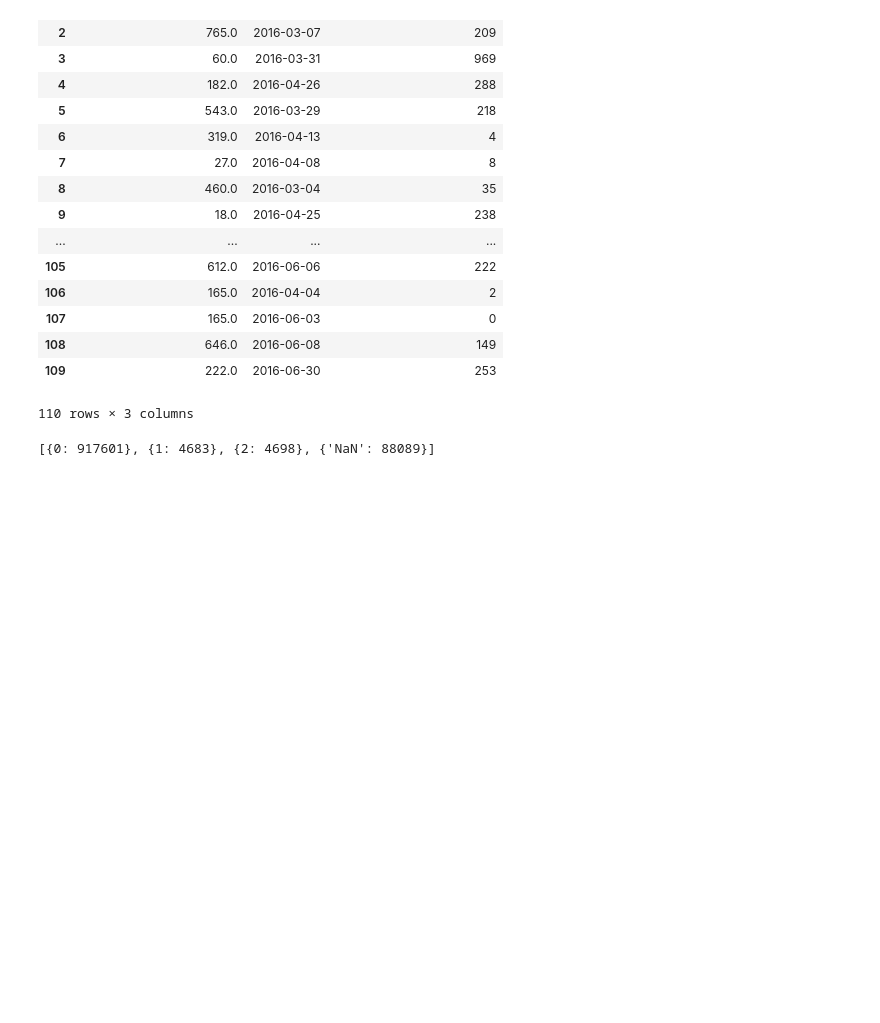
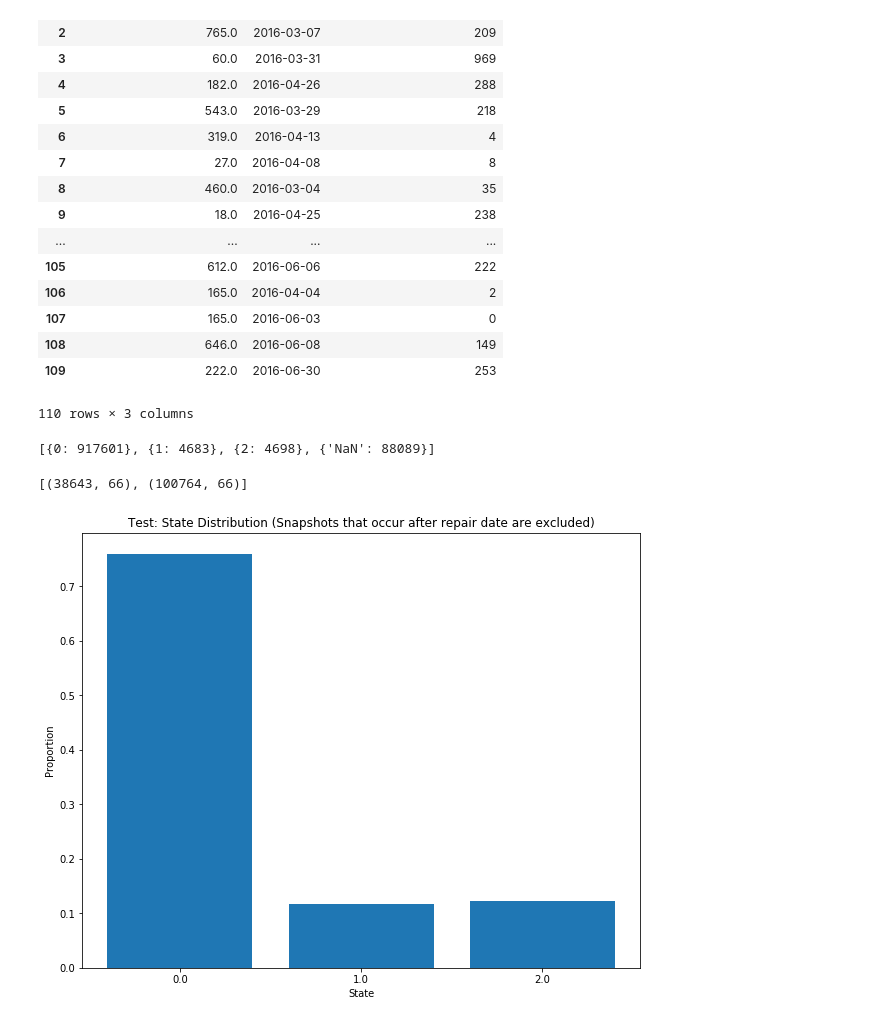
Before and after one commit to christydennison/paccar, a Jupyter notebook: TestTrainSplit_and_LabelSnapshots.ipynb, the cells around one changed output. Cells and saved outputs as stored; diff of their text form; code cells hidden in the pictures; blank space fills up the shorter version.

```diff
--- a/TestTrainSplit_and_LabelSnapshots.ipynb
+++ b/TestTrainSplit_and_LabelSnapshots.ipynb
@@ -244,3 +279,30 @@ frequency.append({'NaN':selected_snapshots['state'].isnull().sum()})
 frequency
 # %% [output]
 [{0: 917601}, {1: 4683}, {2: 4698}, {'NaN': 88089}]
+# %%
+# Split snapshots into test_snapshots and train_snapshots (snapshots of 'ok' vehicles excluded for now)
+test_snapshots = selected_snapshots[selected_snapshots['Veh Ref ID'].isin(test['Chassis\nReference\nNumber'].unique())]
+train_snapshots = selected_snapshots[selected_snapshots['Veh Ref ID'].isin(train['Chassis\nReference\nNumber'].unique())]
+[test_snapshots.shape, train_snapshots.shape]
+# %% [output]
+[(38643, 66), (100764, 66)]
+# %%
+# Plot test snapshot distribution ('NaN' snapshots that occur after repair date are not shown)
+bars2 = []
+heights2 = []
+total2 = sum(~test_snapshots['state'].isnull())
+for state, state_group in test_snapshots.groupby('state'):
+    bars2.append(state)
+    heights2.append(len(state_group)/total2)
+#bars2.append('NaN')
+#heights2.append(train_snapshots['state'].isnull().sum()/total2)
+numbars2 = len(bars2)
+# range(numbars) in following command yields [0,1,...,numbars-1]
+plt.xticks(range(numbars2), bars2)
+plt.bar(range(numbars2), heights2, align='center')
+plt.xlabel('State')
+plt.ylabel('Proportion')
+plt.title('Test: State Distribution (Snapshots that occur after repair date are excluded)')
+plt.show()
+# %% [output]
+[figure, added]
```
Also changed, not shown: parts of 6 cells of this notebook.
